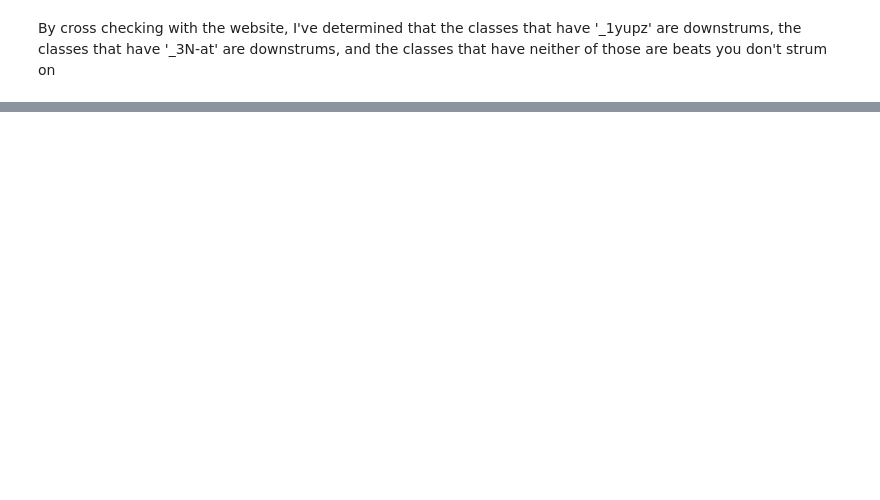
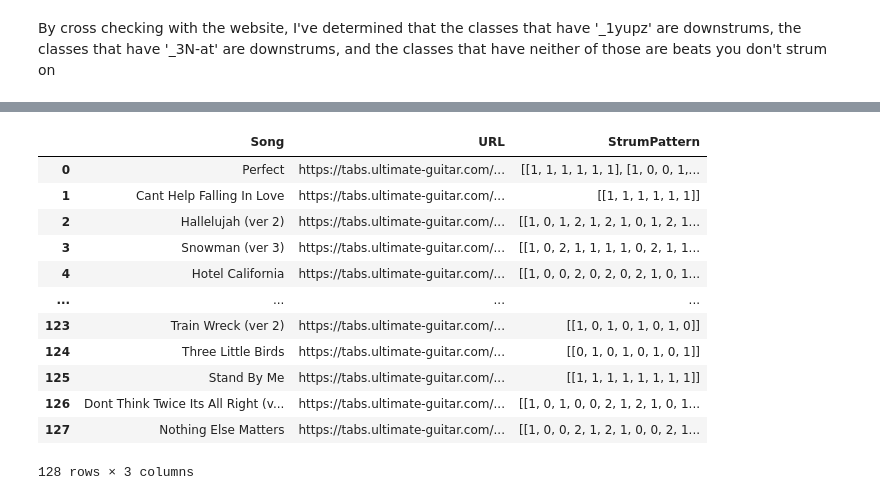
Before and after one commit to DashMo/GuitarStrum, a Jupyter notebook: Scraper.ipynb, the cells around one changed output, grey strips where cells are left out. Saved outputs shown, nothing was run; the diff lists cells and outputs as text; code cells hidden in the pictures; blank space fills up the shorter version.

Commit message:
can scrape and fine strum patterns but rendering websites times out after 1xx to 2xx websites scraped

```diff
--- a/Scraper.ipynb
+++ b/Scraper.ipynb
@@ -133,15 +82,17 @@ async def getPatterns(url): #function to parse for strum patterns at given url
     start_time = time.time()
     asession = AsyncHTMLSession() #creates Async object
 
-    r = await asession.get(url,timeout=20) #requests website from server and waits for response
+    print("Requesting HTML")
+    r = await asession.get(url,timeout=30) #requests website from server and waits for response
     #r.html.render(timeout=20)
 
     #print("Get Website --- %s seconds ---" % (time.time() - start_time))
     start_time = time.time()
 
-    site = await r.html.arender(timeout=20) #renders the javascript, NOTE: Currently the speed bottleneck as the javascript is taking too long to render
+    print("Rendering JavaScript")
+    site = await r.html.arender(timeout=30,wait=2.0) #renders the javascript, NOTE: Currently the speed bottleneck as the javascript is taking too long to render
     #site = r
-    #print("Render Website --- %s seconds ---" % (time.time() - start_time))
+    print("Render Website --- %s seconds ---" % (time.time() - start_time))
     start_time = time.time()
 
     soup = BeautifulSoup(r.html.html, features='lxml') #creates BeautifulSoup object which will parse the html
@@ -168,7 +119,7 @@ async def getPatterns(url): #function to parse for strum patterns at given url
 
         strumPatterns.append(currentPattern) #add current pattern to list of all patterns in song
 
-    print("Parse Strum Patterns --- %s seconds ---" % (time.time() - start_time))
+    #print("Parse Strum Patterns --- %s seconds ---" % (time.time() - start_time))
     return strumPatterns #returns array of strum patterns, with each row being a strum pattern
 # %%
 #test function
@@ -245,0 +163,31 @@ Parse Strum Patterns --- 3.0994415283203125e-06 seconds ---
+# %%
+async def scrapePatterns(numSongs):
+    asession = AsyncHTMLSession() #creates Async object
+    page = 1 #starts on page 1 of songs website
+    URL = 'https://www.ultimate-guitar.com/explore?type[]=Chords&page='
+    count = 0 #will hold # of songs checked
+    data = []
+    while count < numSongs and page < 10: #each page holds 50 songs so sets limits on number of pages checked
+        r = await asession.get(URL+str(page),timeout=30) #requests website from server and waits for response
+
+        site = await r.html.arender(timeout=30) #renders in case there is javascript
+
+        soup = BeautifulSoup(r.html.html, features='lxml') #creates BeautifulSoup object which will parse the html
+        songs = soup.find_all(class_='_2KJtL _1mes3 kWOod') #'_1HdUE' is the class that holds the url for each song
+        print("check")
+        for song in songs:
+            try:
+                print(song['href'])
+                patterns = await getPatterns(song['href'])
+                data.append((song.text,song['href'],patterns))
+            except:
+                print('Rendering Timeout after',count)
+
+            count += 1
+            if count > numSongs:
+                break
+            print(count,'\n')
+        page += 1
+    return data
+# %%
+x = await scrapePatterns(400)
@@ -245,0 +250,17 @@ Parse Strum Patterns --- 3.0994415283203125e-06 seconds ---
+# %%
+dataframe = pd.DataFrame(x,columns=['Song','URL','StrumPattern'])
+dataframe
+# %% [output]
+|  | Song | URL | StrumPattern |
+| 0 | Perfect | https://tabs.ultimate-guitar.com/... | [[1, 1, 1, 1, 1, 1], [1, 0, 0, 1,... |
+| 1 | Cant Help Falling In Love | https://tabs.ultimate-guitar.com/... | [[1, 1, 1, 1, 1, 1]] |
+| 2 | Hallelujah (ver 2) | https://tabs.ultimate-guitar.com/... | [[1, 0, 1, 2, 1, 2, 1, 0, 1, 2, 1... |
+| 3 | Snowman (ver 3) | https://tabs.ultimate-guitar.com/... | [[1, 0, 2, 1, 1, 1, 1, 0, 2, 1, 1... |
+| 4 | Hotel California | https://tabs.ultimate-guitar.com/... | [[1, 0, 0, 2, 0, 2, 0, 2, 1, 0, 1... |
+| ... | ... | ... | ... |
+| 123 | Train Wreck (ver 2) | https://tabs.ultimate-guitar.com/... | [[1, 0, 1, 0, 1, 0, 1, 0]] |
+| 124 | Three Little Birds | https://tabs.ultimate-guitar.com/... | [[0, 1, 0, 1, 0, 1, 0, 1]] |
+| 125 | Stand By Me | https://tabs.ultimate-guitar.com/... | [[1, 1, 1, 1, 1, 1, 1, 1]] |
+| 126 | Dont Think Twice Its All Right (v... | https://tabs.ultimate-guitar.com/... | [[1, 0, 1, 0, 0, 2, 1, 2, 1, 0, 1... |
+| 127 | Nothing Else Matters | https://tabs.ultimate-guitar.com/... | [[1, 0, 0, 2, 1, 2, 1, 0, 0, 2, 1... |
+128 rows × 3 columns
```
Also changed, not shown: parts of 14 cells of this notebook.
